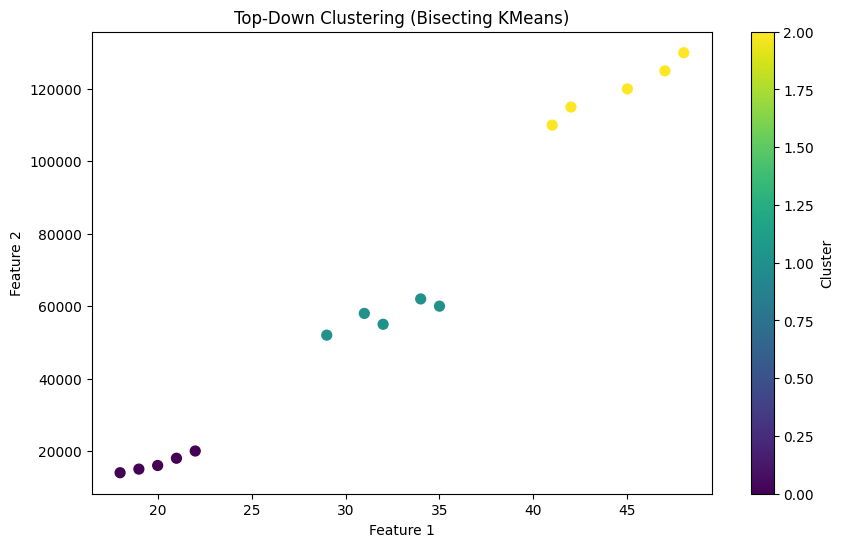
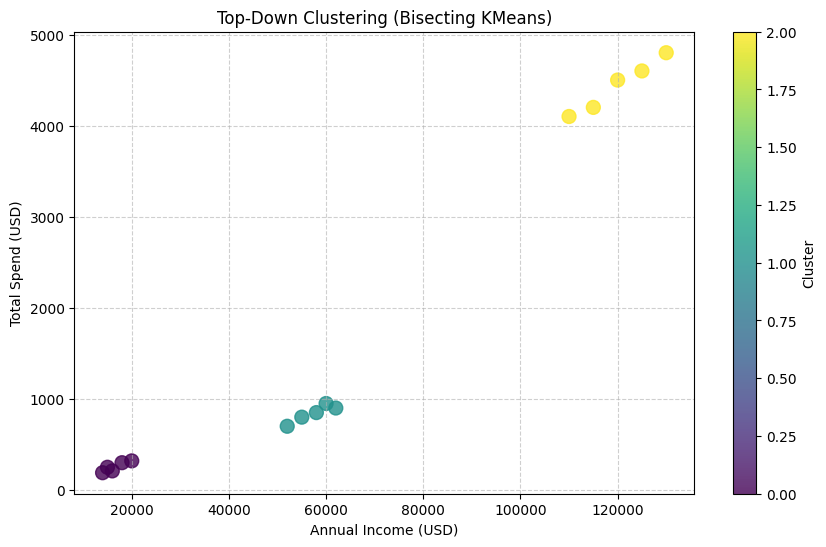
The change to this notebook cell's code, shown as a diff; its figure went from the first image to the second:
--- before
+++ after
@@ -1,11 +1,11 @@
 plt.figure(figsize=(10, 6))
 
-plt.scatter(X[:, 0], X[:, 1],
-            c=df['cluster'], cmap='viridis', s=50)
+plt.scatter(X[:, 1], X[:, 3],
+            c=df['cluster'], cmap='viridis', s=100,alpha=0.8)
 
 plt.title("Top-Down Clustering (Bisecting KMeans)")
-plt.xlabel("Feature 1")
-plt.ylabel("Feature 2")
-
+plt.xlabel("Annual Income (USD)")
+plt.ylabel("Total Spend (USD)")
+plt.grid(True,linestyle='--',alpha=0.6)
 plt.colorbar(label="Cluster")
 plt.show()

Commit: Created using Colab